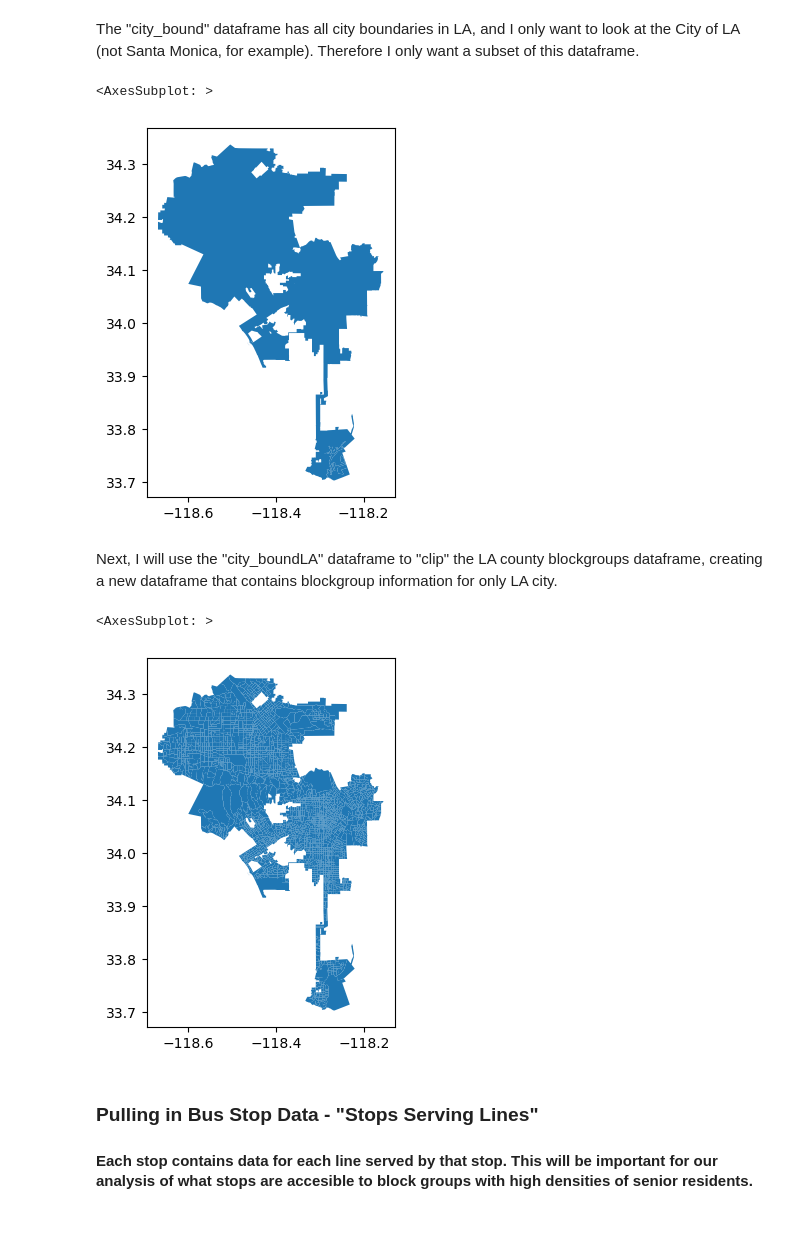
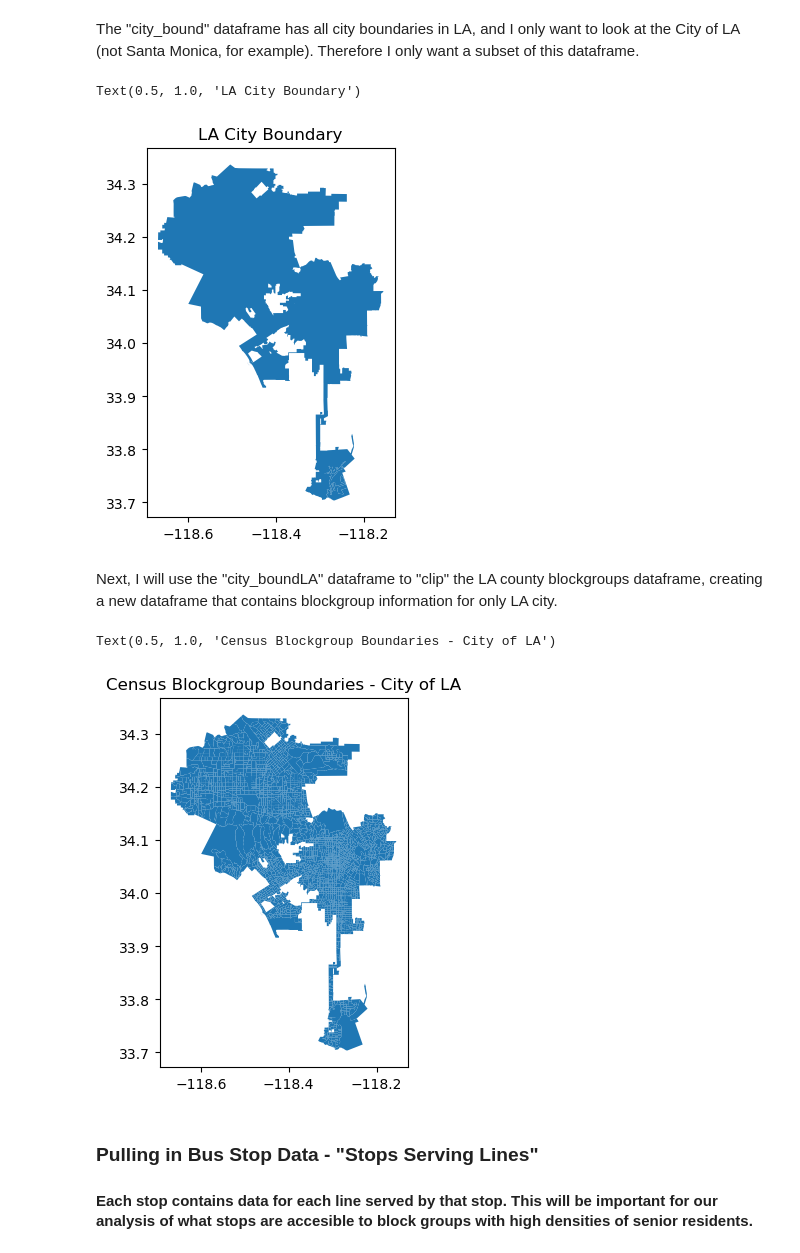
Before and after one commit to lucybriggs12/snakeemoji, a Jupyter notebook: Group Assignments/Week 04/Carolyn Week 4 Assignment_final.ipynb, the cells around one changed output. Drawn from its saved outputs; the diff is of its cells as text; code cells hidden in the pictures; blank space fills up the shorter version.

```diff
--- a/Group Assignments/Week 04/Carolyn Week 4 Assignment_final.ipynb
+++ b/Group Assignments/Week 04/Carolyn Week 4 Assignment_final.ipynb
@@ -87,20 +90,22 @@ city_boundLA = city_bound.query("CITY_NAME == 'Los Angeles'").copy()
 # %%
 #Plotting the new dataframe to check that it worked.
 city_boundLA.plot()
+plt.title("LA City Boundary")
 # %% [output]
-<AxesSubplot: >
+Text(0.5, 1.0, 'LA City Boundary')
-[figure, old version]
+[figure, new version]
 # %% [markdown]
 Next, I will use the "city_boundLA" dataframe to "clip" the LA county blockgroups dataframe, creating a new dataframe that contains blockgroup information for only LA city.
 # %%
 #Using "clip" to create a mask of the block boundary data and cut out everything that is outside LA city.
 cityblockgroups = gpd.clip(blockgroups,city_boundLA)
 # %%
-#Plotting the newly created clipped dataframe.
+#Plotting the newly created clipped dataframe as a check.
 cityblockgroups.plot()
+plt.title("Census Blockgroup Boundaries - City of LA")
 # %% [output]
-<AxesSubplot: >
+Text(0.5, 1.0, 'Census Blockgroup Boundaries - City of LA')
-[figure, old version]
+[figure, new version]
 # %% [markdown]
 ### Pulling in Bus Stop Data - "Stops Serving Lines"
 #### Each stop contains data for each line served by that stop. This will be important for our analysis of what stops are accesible to block groups with high densities of senior residents.
```
Also changed, not shown: parts of 7 cells of this notebook, 12 other files.
